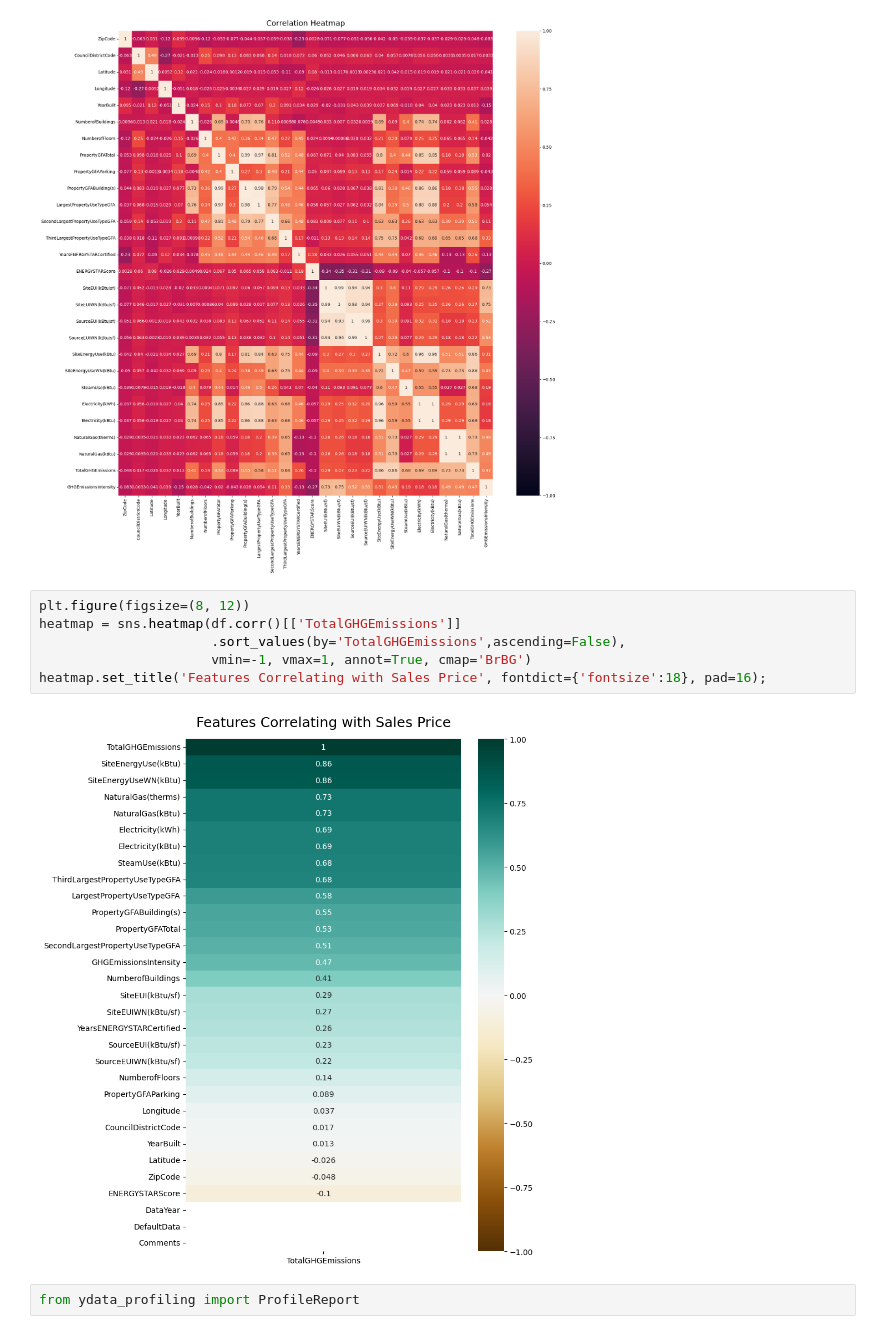
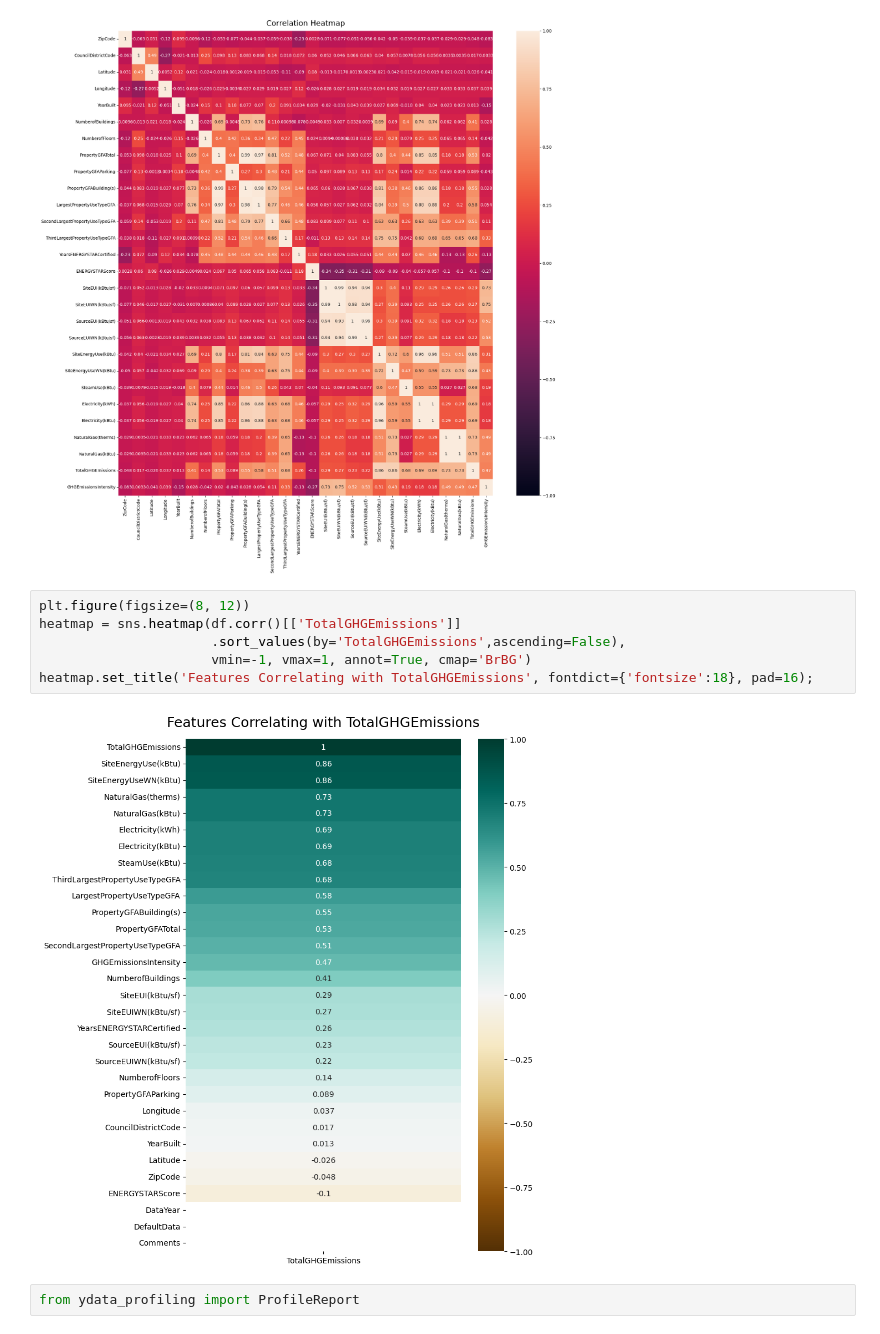
Before and after one commit to data-IA-2022/CO2_Manuel_David, a Jupyter notebook: eda.ipynb, the cells around one changed output. Cells and saved outputs as stored; diff of their text form.

```diff
--- a/eda.ipynb
+++ b/eda.ipynb
@@ -143,11 +200,11 @@ plt.show()
 # %%
 plt.figure(figsize=(8, 12))
 heatmap = sns.heatmap(df.corr()[['TotalGHGEmissions']]
                       .sort_values(by='TotalGHGEmissions',ascending=False),
                       vmin=-1, vmax=1, annot=True, cmap='BrBG')
-heatmap.set_title('Features Correlating with Sales Price', fontdict={'fontsize':18}, pad=16);
+heatmap.set_title('Features Correlating with TotalGHGEmissions', fontdict={'fontsize':18}, pad=16);
 # %% [output]
-[figure, old version]
+[figure, new version]
 # %%
 from ydata_profiling import ProfileReport
 # %%
```
Also changed, not shown: parts of 5 cells of this notebook, 2 other files.
